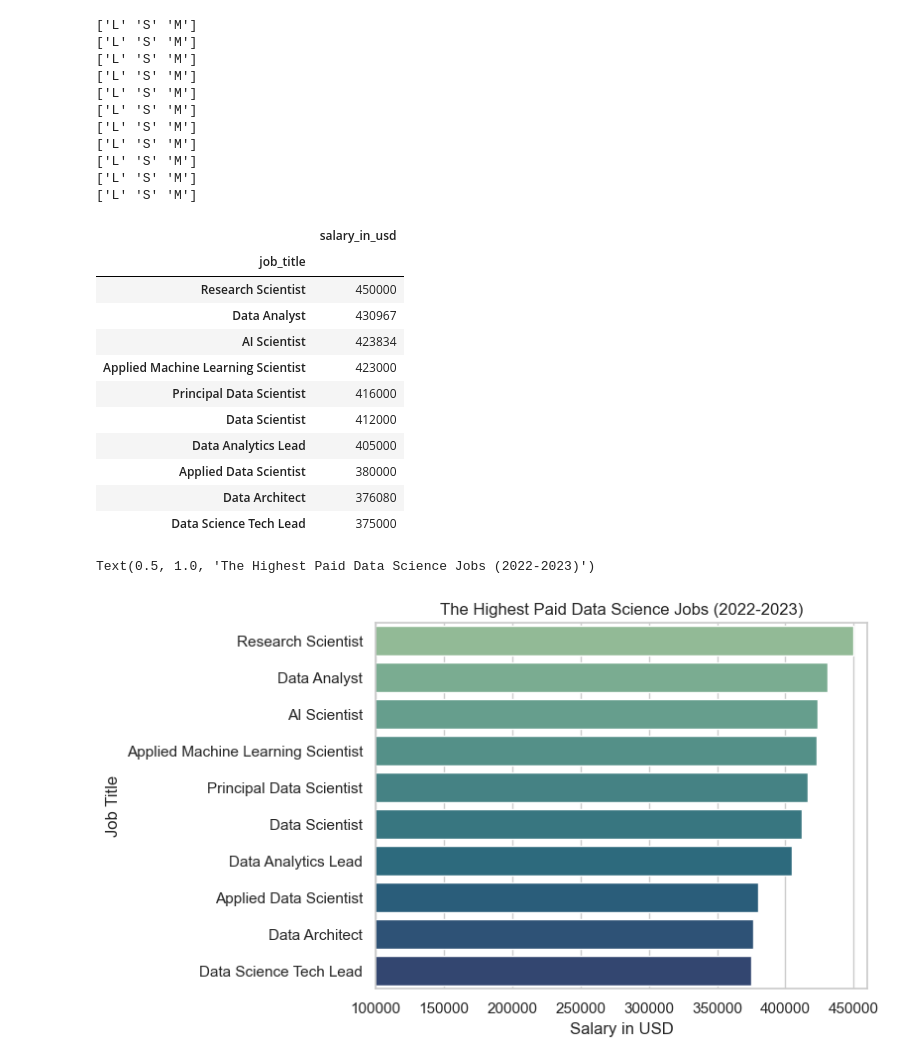
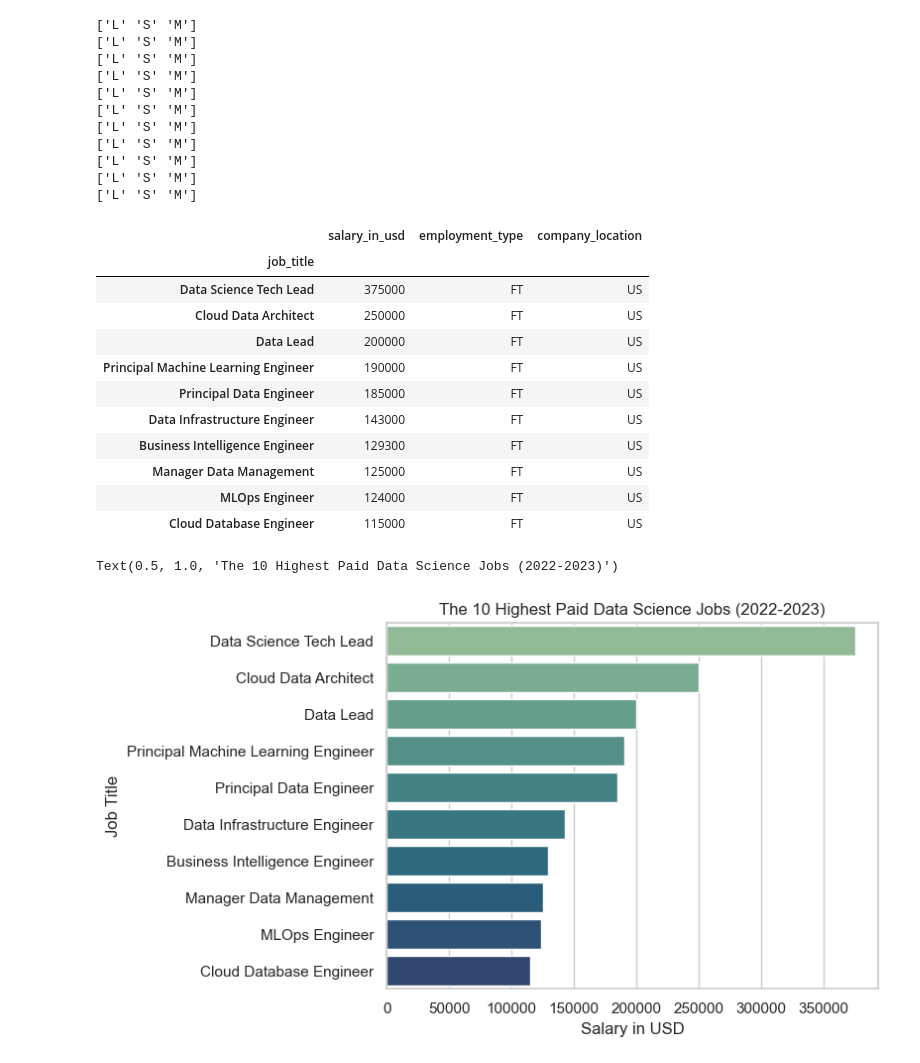
Before and after one commit to joshlynj/ds_salaries, a Jupyter notebook: notebooks/eda.ipynb, the cells around one changed output. Saved outputs shown, nothing was run; the diff lists cells and outputs as text; code cells hidden in the pictures.

Commit message:
had to resort to account for full time and location

```diff
--- a/notebooks/eda.ipynb
+++ b/notebooks/eda.ipynb
@@ -170,29 +170,36 @@ for col in ds_df:
 ['L' 'S' 'M']
 ['L' 'S' 'M']
 # %%
-highest_pay = ds_df.groupby("job_title")["salary_in_usd"].max().sort_values(ascending=False)
-highest_pay_top = highest_pay.head(10).sort_values(ascending=False).to_frame()
+# highest_pay = ds_df.groupby("job_title")["salary_in_usd"].max().sort_values(ascending=False)
+# highest_pay_top = highest_pay.head(10).sort_values(ascending=False).to_frame()
+# highest_pay_top
+
+
+highest_pay = ds_df.groupby("job_title")["salary_in_usd", "employment_type", "company_location"].min().sort_values(by = 'salary_in_usd', ascending=False)
+#lowest_pay_top = lowest_pay.head(10).sort_values(ascending=False).to_frame()
+mask = highest_pay['company_location'].isin(["US"]) & highest_pay['employment_type'].isin(["FT"])
+highest_pay_top = highest_pay[mask].head(10)
 highest_pay_top
 # %% [output]
-|  | salary_in_usd |
-| job_title |  |
-| Research Scientist | 450000 |
-| Data Analyst | 430967 |
-| AI Scientist | 423834 |
-| Applied Machine Learning Scientist | 423000 |
-| Principal Data Scientist | 416000 |
-| Data Scientist | 412000 |
-| Data Analytics Lead | 405000 |
-| Applied Data Scientist | 380000 |
-| Data Architect | 376080 |
-| Data Science Tech Lead | 375000 |
+|  | salary_in_usd | employment_type | company_location |
+| job_title |  |  |  |
+| Data Science Tech Lead | 375000 | FT | US |
+| Cloud Data Architect | 250000 | FT | US |
+| Data Lead | 200000 | FT | US |
+| Principal Machine Learning Engineer | 190000 | FT | US |
+| Principal Data Engineer | 185000 | FT | US |
+| Data Infrastructure Engineer | 143000 | FT | US |
+| Business Intelligence Engineer | 129300 | FT | US |
+| Manager Data Management | 125000 | FT | US |
+| MLOps Engineer | 124000 | FT | US |
+| Cloud Database Engineer | 115000 | FT | US |
 # %%
 fig, ax = plt.subplots()
 sns.barplot(y = highest_pay_top.index, x = highest_pay_top.salary_in_usd, orient="h", palette="crest")
-ax.set_xlim(100000, 460000)
+# ax.set_xlim(100000, 460000)
 plt.xlabel('Salary in USD')
 plt.ylabel('Job Title')
-plt.title('The Highest Paid Data Science Jobs (2022-2023)')
+plt.title('The 10 Highest Paid Data Science Jobs (2022-2023)')
 # %% [output]
-Text(0.5, 1.0, 'The Highest Paid Data Science Jobs (2022-2023)')
+Text(0.5, 1.0, 'The 10 Highest Paid Data Science Jobs (2022-2023)')
-[figure, old version]
+[figure, new version]
```
Also changed, not shown: parts of 2 cells of this notebook.
